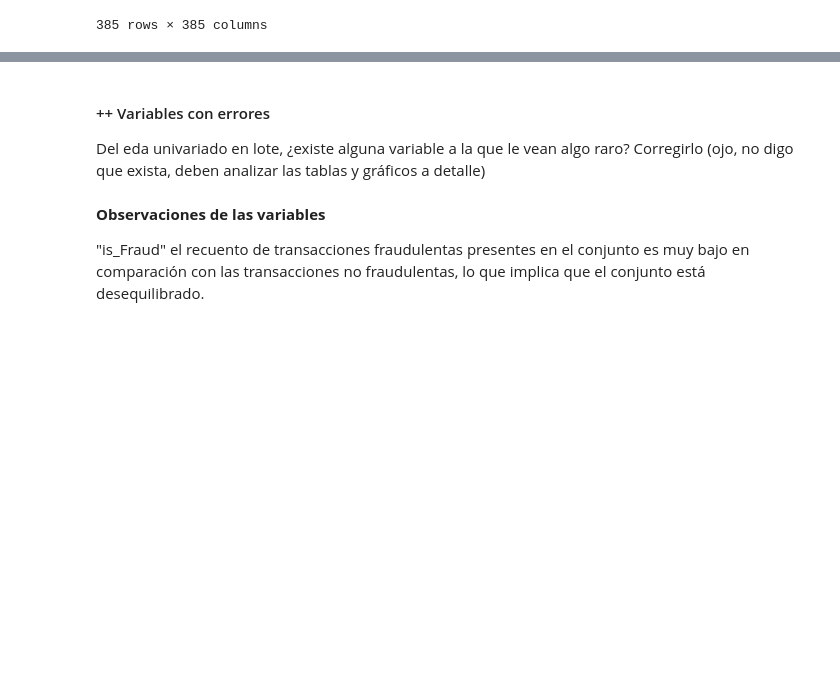
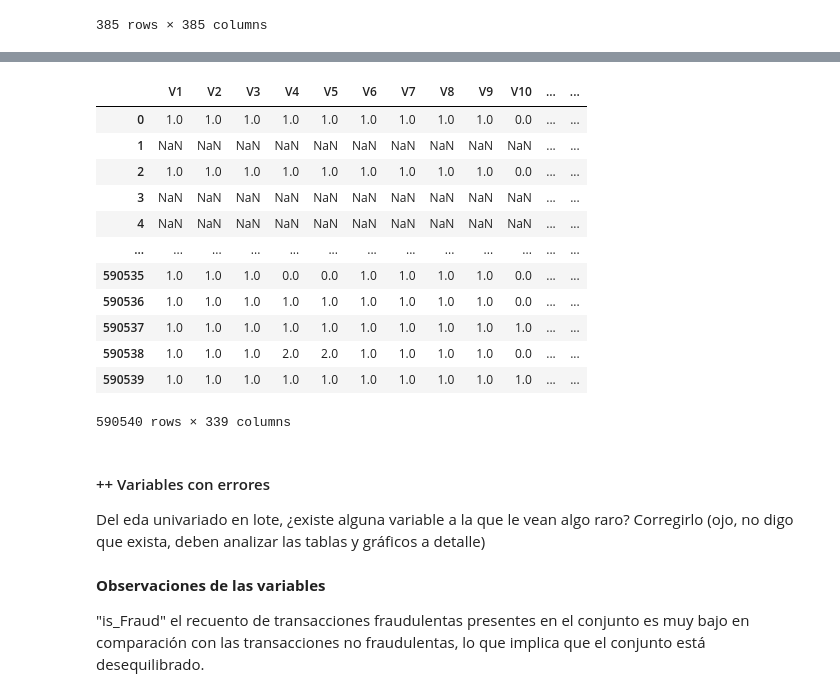
Before and after one commit to nestormontano/PrDS_2023_01_IEEE_Deteccion_Fraude, a Jupyter notebook: Scripts/IEEE_Deteccion_Fraude__EDA.ipynb, the cells around one changed output, grey strips where cells are left out. Cells and saved outputs as stored; diff of their text form; code cells hidden in the pictures; blank space fills up the shorter version.

```diff
--- a/Scripts/IEEE_Deteccion_Fraude__EDA.ipynb
+++ b/Scripts/IEEE_Deteccion_Fraude__EDA.ipynb
@@ -28,6 +28,11 @@ import numpy as np
 import os
 import textwrap
 import matplotlib.pyplot as pl
+
+#Permite ver en los resultados todas las columnas y las filas, Grupo Marianita, Herdiz, Erick
+pd.set_option('display.max_columns', None)
+pd.set_option('display.max_rows', None)
+pd.options.display.float_format = '{:.2f}'.format
 # %%
 ! pip install skimpy
 # %%
@@ -412,6 +417,22 @@ corrD_var.corr()
 | D13 | 0.370195 | 0.394203 | 0.136444 | 0.383803 | 0.134026 | 0.419894 | 0.123023 | 0.521432 | 0.024555 | 0.277137 | NaN | ... |
 | D14 | 0.154799 | 0.196670 | 0.029219 | 0.135268 | 0.064274 | 0.207166 | 0.035528 | 0.080991 | 0.042368 | 0.336933 | NaN | ... |
 | D15 | 0.638957 | 0.618243 | 0.141511 | 0.751546 | 0.188533 | 0.700615 | 0.285026 | 0.226635 | 0.054647 | 0.712252 | 0.765000 | ... |
+# %%
+train.iloc[:, 55:394]  ## Grupo Marianita, Herdiz, Erick
+# %% [output]
+|  | V1 | V2 | V3 | V4 | V5 | V6 | V7 | V8 | V9 | V10 | ... | ... |
+| 0 | 1.0 | 1.0 | 1.0 | 1.0 | 1.0 | 1.0 | 1.0 | 1.0 | 1.0 | 0.0 | ... | ... |
+| 1 | NaN | NaN | NaN | NaN | NaN | NaN | NaN | NaN | NaN | NaN | ... | ... |
+| 2 | 1.0 | 1.0 | 1.0 | 1.0 | 1.0 | 1.0 | 1.0 | 1.0 | 1.0 | 0.0 | ... | ... |
+| 3 | NaN | NaN | NaN | NaN | NaN | NaN | NaN | NaN | NaN | NaN | ... | ... |
+| 4 | NaN | NaN | NaN | NaN | NaN | NaN | NaN | NaN | NaN | NaN | ... | ... |
+| ... | ... | ... | ... | ... | ... | ... | ... | ... | ... | ... | ... | ... |
+| 590535 | 1.0 | 1.0 | 1.0 | 0.0 | 0.0 | 1.0 | 1.0 | 1.0 | 1.0 | 0.0 | ... | ... |
+| 590536 | 1.0 | 1.0 | 1.0 | 1.0 | 1.0 | 1.0 | 1.0 | 1.0 | 1.0 | 0.0 | ... | ... |
+| 590537 | 1.0 | 1.0 | 1.0 | 1.0 | 1.0 | 1.0 | 1.0 | 1.0 | 1.0 | 1.0 | ... | ... |
+| 590538 | 1.0 | 1.0 | 1.0 | 2.0 | 2.0 | 1.0 | 1.0 | 1.0 | 1.0 | 0.0 | ... | ... |
+| 590539 | 1.0 | 1.0 | 1.0 | 1.0 | 1.0 | 1.0 | 1.0 | 1.0 | 1.0 | 1.0 | ... | ... |
+590540 rows × 339 columns
 # %% [markdown]
 #### ++ Variables con errores
 
```
Also changed, not shown: parts of 4 cells of this notebook.
